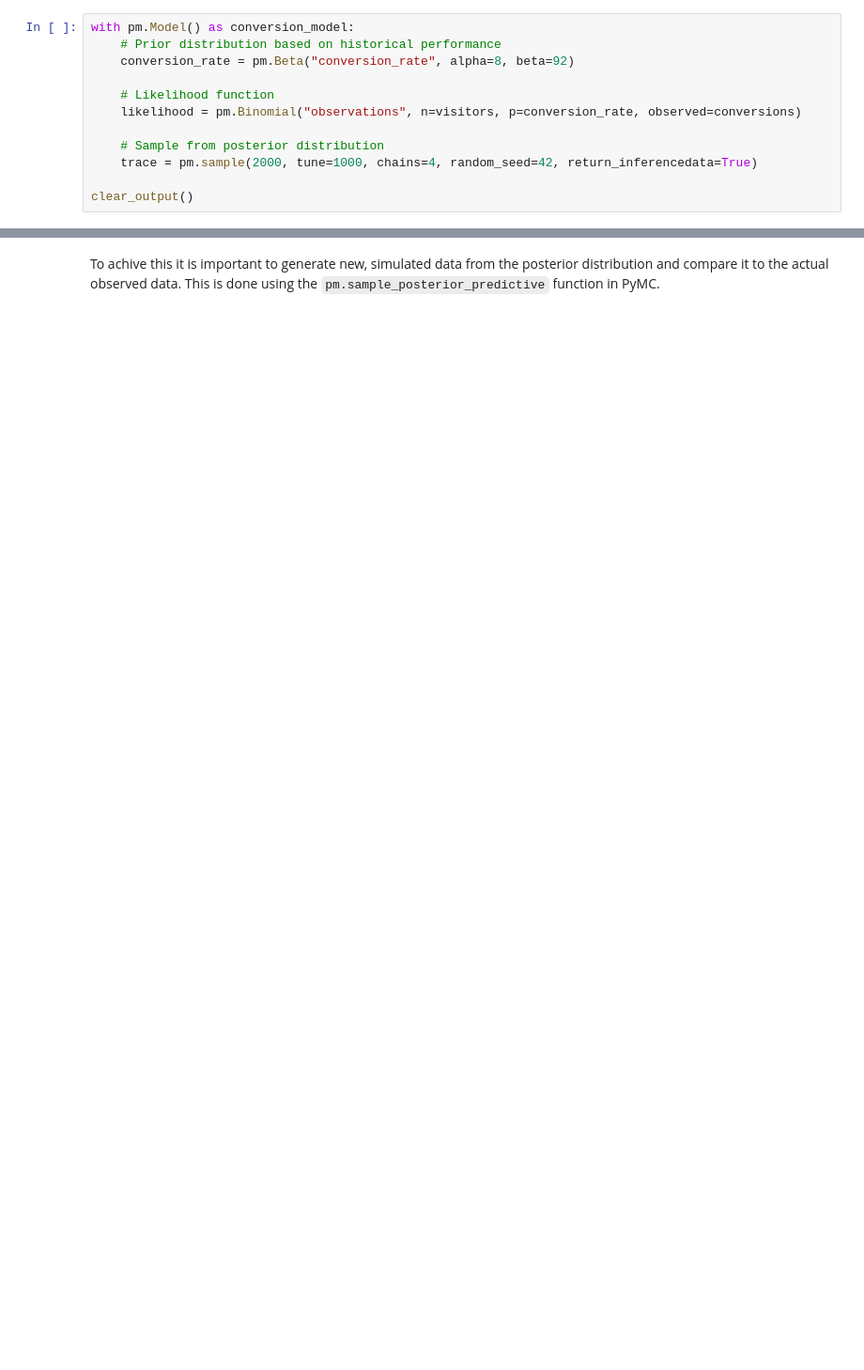
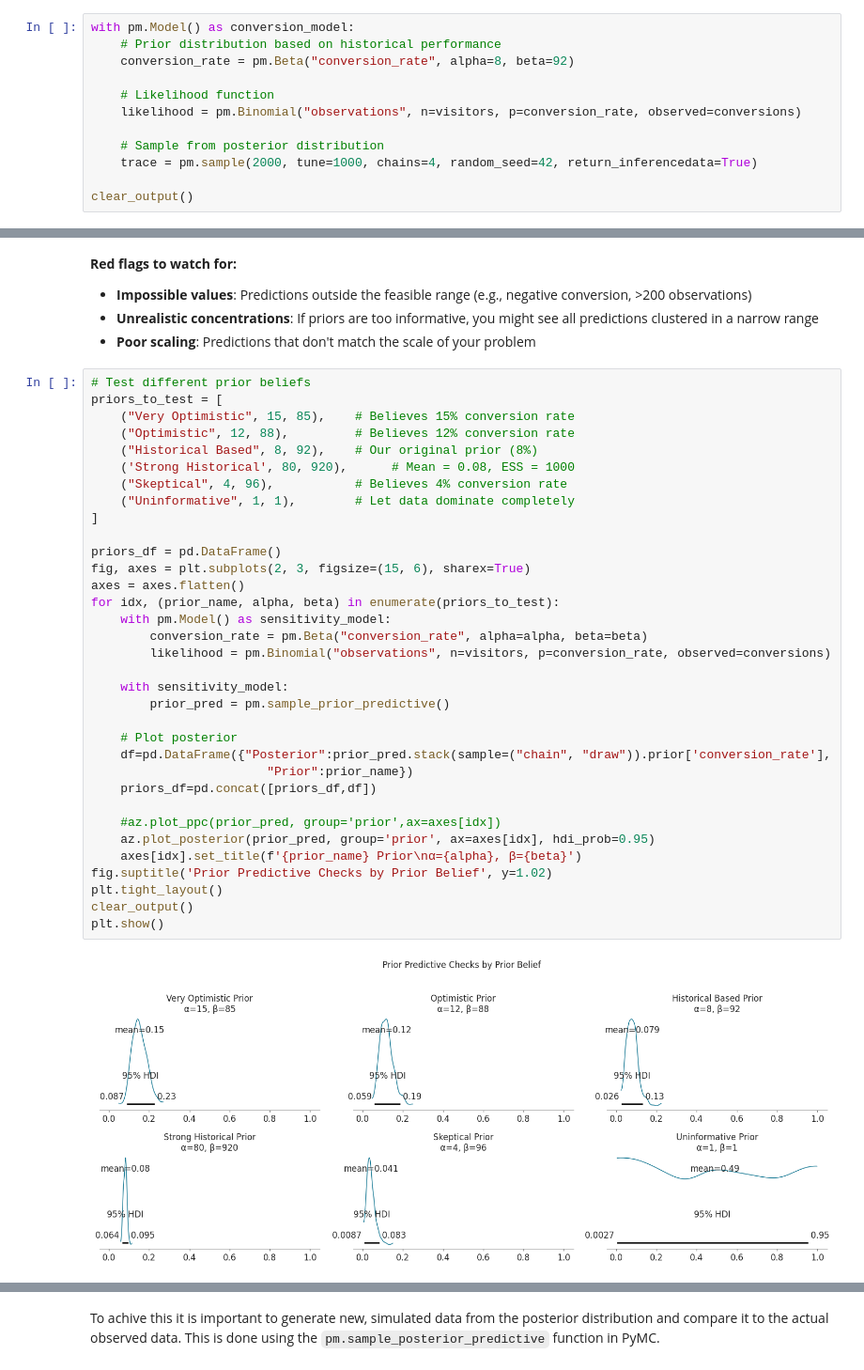
Before and after one commit to sambaiga/sambaiga.github.io, a Jupyter notebook: blog/2025/10/bayesian-modelling-01.ipynb, the cells around one changed output, grey strips where cells are left out. Shown at 94% size. Cells and saved outputs as stored; diff of their text form; blank space fills up the shorter version.

```diff
--- a/blog/2025/10/bayesian-modelling-01.ipynb
+++ b/blog/2025/10/bayesian-modelling-01.ipynb
@@ -272,0 +277,41 @@ The trace plot above shows excellent convergence for our conversion rate ($\thet
+# %% [markdown]
+**Red flags to watch for:**
+- **Impossible values**: Predictions outside the feasible range (e.g., negative conversion, >200 observations)
+- **Unrealistic concentrations**: If priors are too informative, you might see all predictions clustered in a narrow range
+- **Poor scaling**: Predictions that don't match the scale of your problem
+# %%
+# Test different prior beliefs
+priors_to_test = [
+    ("Very Optimistic", 15, 85),    # Believes 15% conversion rate
+    ("Optimistic", 12, 88),         # Believes 12% conversion rate
+    ("Historical Based", 8, 92),    # Our original prior (8%)
+    ('Strong Historical', 80, 920),      # Mean = 0.08, ESS = 1000
+    ("Skeptical", 4, 96),           # Believes 4% conversion rate
+    ("Uninformative", 1, 1),        # Let data dominate completely
+]
+
+priors_df = pd.DataFrame()
+fig, axes = plt.subplots(2, 3, figsize=(15, 6), sharex=True)
+axes = axes.flatten()
+for idx, (prior_name, alpha, beta) in enumerate(priors_to_test):
+    with pm.Model() as sensitivity_model:
+        conversion_rate = pm.Beta("conversion_rate", alpha=alpha, beta=beta)
+        likelihood = pm.Binomial("observations", n=visitors, p=conversion_rate, observed=conversions)
+
+    with sensitivity_model:
+        prior_pred = pm.sample_prior_predictive()
+
+    # Plot posterior
+    df=pd.DataFrame({"Posterior":prior_pred.stack(sample=("chain", "draw")).prior['conversion_rate'],
+                        "Prior":prior_name})
+    priors_df=pd.concat([priors_df,df])
+
+    #az.plot_ppc(prior_pred, group='prior',ax=axes[idx])
+    az.plot_posterior(prior_pred, group='prior', ax=axes[idx], hdi_prob=0.95)
+    axes[idx].set_title(f'{prior_name} Prior\nα={alpha}, β={beta}')
+fig.suptitle('Prior Predictive Checks by Prior Belief', y=1.02)
+plt.tight_layout()
+clear_output()
+plt.show()
+# %% [output]
+[figure, added]
```
Also changed, not shown: parts of 60 cells of this notebook, 1 other file.
